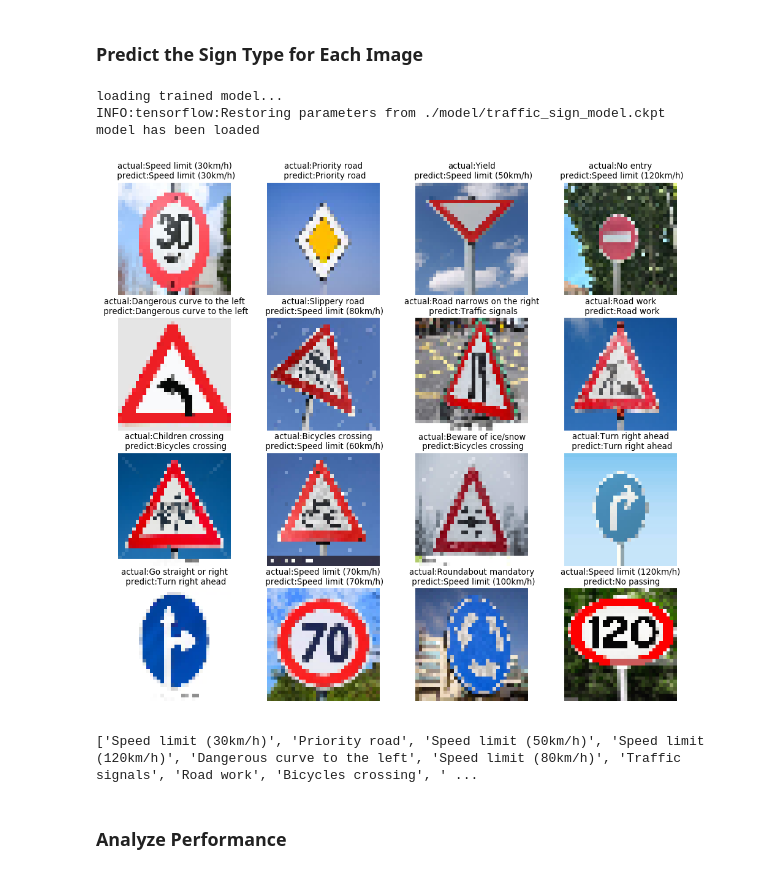
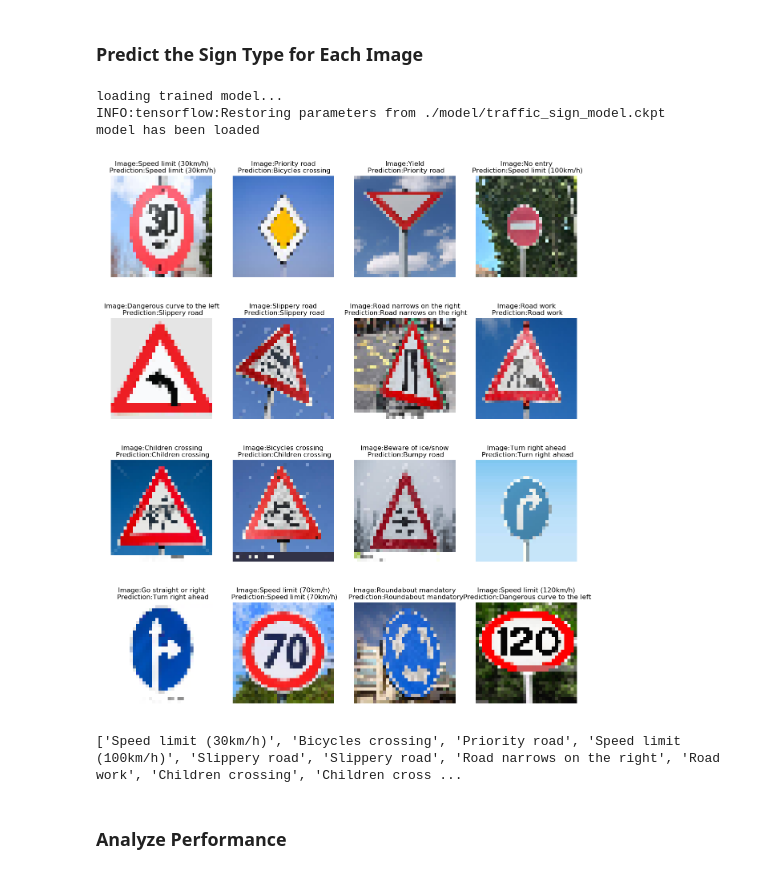
Before and after one commit to xjtuyanshi/CarND-Traffic-Sign-Classifier-Project, a Jupyter notebook: Traffic_Sign_Classifier.ipynb, the cells around one changed output. Drawn from its saved outputs; the diff is of its cells as text; code cells hidden in the pictures.

Commit message:
97.0 Test Accuracy with finished md

```diff
--- a/Traffic_Sign_Classifier.ipynb
+++ b/Traffic_Sign_Classifier.ipynb
@@ -353,9 +391,8 @@ def evaluate(X_data, y_data):
     return total_accuracy / num_examples
 # %%
 # training session
-EPOCHS = 30
-BATCH_SIZE = 256
-
+EPOCHS = 64
+BATCH_SIZE =128
 X_train_copy = np.copy(X_train)
 y_train_copy = np.copy(y_train)
 with tf.Session() as sess:
@@ -365,11 +402,17 @@ with tf.Session() as sess:
     print("Training...")
     print()
     for i in range(EPOCHS):
-        X_train_copy, y_train_copy = shuffle(X_train_copy, y_train_copy)
-        for offset in range(0, num_examples, BATCH_SIZE):
-            end = offset + BATCH_SIZE
-            batch_x, batch_y = X_train_copy[offset:end], y_train_copy[offset:end]
+        #X_train_copy, y_train_copy = shuffle(X_train_copy, y_train_copy)
+#         for offset in range(0, num_examples, BATCH_SIZE):
+#             end = offset + BATCH_SIZE
+#             batch_x, batch_y = X_train_copy[offset:end], y_train_copy[offset:end]
+#             sess.run(training_operation, feed_dict={x: batch_x, y: batch_y,keep_prob:traing_keep_prob})
+        n_batches =0
+        for batch_x,batch_y in image_gen.flow(X_train_copy,y_train_copy,batch_size=BATCH_SIZE):
+            n_batches+=1
             sess.run(training_operation, feed_dict={x: batch_x, y: batch_y,keep_prob:traing_keep_prob})
+            if(n_batches>= len(X_train)/BATCH_SIZE):
+                break
 
         train_accuray = evaluate(X_train, y_train)
         validation_accuracy = evaluate(X_valid, y_valid)
@@ -505,36 +551,37 @@ def predict_id(img):
 # %%
 ### Run the predictions here and use the model to output the prediction for each image.
 ### Make sure to pre-process the images with the same pre-processing pipeline used earlier.
 ### Feel free to use as many code cells as needed.
 predicted_sign_names = []
 print("loading trained model...")
 with tf.Session() as sess:
     saver = tf.train.Saver()
     saver.restore(sess,'./model/traffic_sign_model.ckpt')
     print("model has been loaded")
     for i in range(0,len(proecessed_test_images)):
         predicted_id = predict_id(proecessed_test_images[i])
         predicted_sign_name = sign_df[sign_df.index==predicted_id[0]]["SignName"].values[0]
         predicted_sign_names.append(predicted_sign_name)
 
 
-plt.figure(figsize=(15,14),dpi=80)
+plt.figure(figsize=(15,18),dpi=100)
 for i in range(len(proecessed_test_images)):
     plt.subplot(4,4,i+1)
-    plt.title("actual:"+ test_images_sign_names[i] +"\n predict:" + predicted_sign_names[i])
+    plt.title("Image:"+ test_images_sign_names[i] +"\n Prediction:" + predicted_sign_names[i])
     plt.imshow(test_images[i]), plt.axis('off')
+plt.savefig('.\pipeline_images\images_new_predict.png')
 plt.show()
 
 print(predicted_sign_names)
 
 
 # plt.show()
 # %% [output]
 loading trained model...
 INFO:tensorflow:Restoring parameters from ./model/traffic_sign_model.ckpt
 model has been loaded
-[figure, old version]
+[figure, new version]
-['Speed limit (30km/h)', 'Priority road', 'Speed limit (50km/h)', 'Speed limit (120km/h)', 'Dangerous curve to the left', 'Speed limit (80km/h)', 'Traffic signals', 'Road work', 'Bicycles crossing', ' ...
+['Speed limit (30km/h)', 'Bicycles crossing', 'Priority road', 'Speed limit (100km/h)', 'Slippery road', 'Slippery road', 'Road narrows on the right', 'Road work', 'Children crossing', 'Children cross ...
 # %% [markdown]
 ### Analyze Performance
 # %%
```
Also changed, not shown: parts of 11 cells of this notebook, 29 other files.
